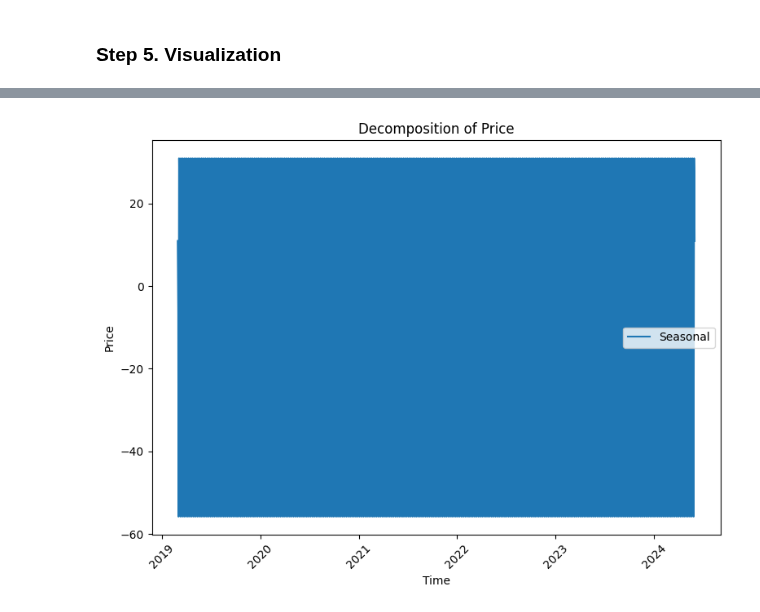
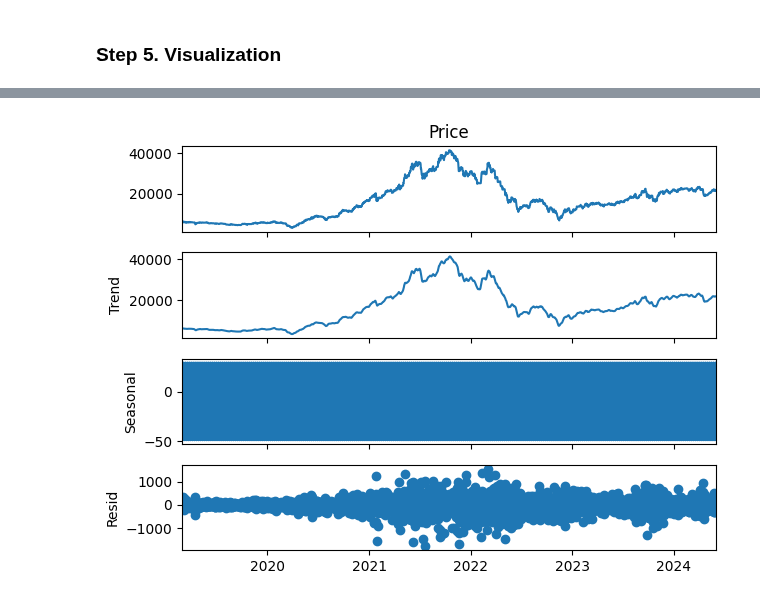
Before and after one commit to xuanquynhle/IS403.O21.HTCL_Team5, a Jupyter notebook: DescribeDataset/HSG_Describe_Dataset.ipynb, the cells around one changed output, grey strips where cells are left out. Saved outputs shown, nothing was run; the diff lists cells and outputs as text; code cells hidden in the pictures.

```diff
--- a/DescribeDataset/HSG_Describe_Dataset.ipynb
+++ b/DescribeDataset/HSG_Describe_Dataset.ipynb
@@ -170,38 +170,7 @@ df1['Price'] = df1['Price'].ffill()
-# %%
-import pandas as pd
-from statsmodels.tsa.seasonal import seasonal_decompose
-import matplotlib.pyplot as plt
-import seaborn as sns
-
-# Extract the price series
-price_series = df1['Price']
-
-# Perform seasonal decomposition
-decomposition = seasonal_decompose(price_series)
-
-# Create a new figure for plotting
-plt.figure(figsize=(15, 6))
-
-# Plot the trend, seasonal, and residual components on the right
-plt.subplot(1, 2, 2)
-
-# Plot trend
-plt.plot(decomposition.trend, label='Trend')
-
-plt.plot(decomposition.seasonal, label='Seasonal')
-
-# Plot residual component
-plt.plot(decomposition.resid, label='Residual')
-
-plt.legend()
-plt.title('Decomposition of Price')
-plt.xlabel('Time')
-plt.ylabel('Price')
-
-# Rotate x-axis labels for better readability (optional)
-plt.xticks(rotation=45)
-
-plt.tight_layout()
-plt.show()
-# %% [output]
-[figure, removed]
+# %%
+import statsmodels.api as sm
+decomposition = sm.tsa.seasonal_decompose(df1['Price'], model='additive')
+fig = decomposition.plot()
+plt.show()
+# %% [output]
+[figure, added]
```
Also changed, not shown: parts of 9 cells of this notebook.
